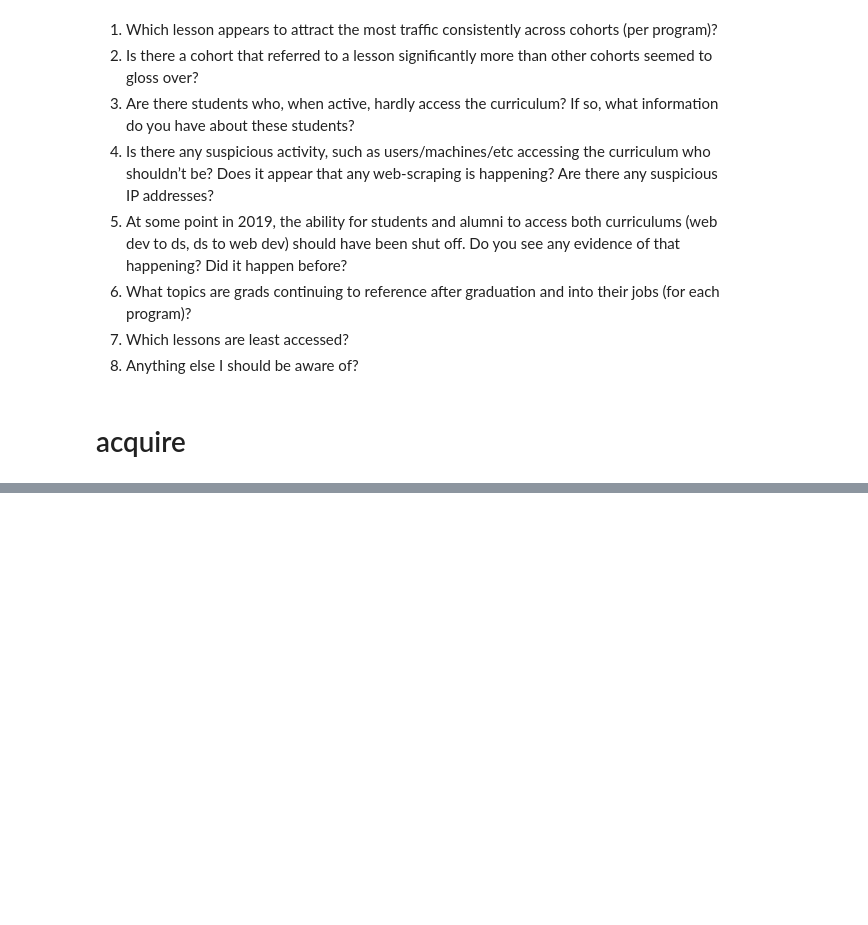
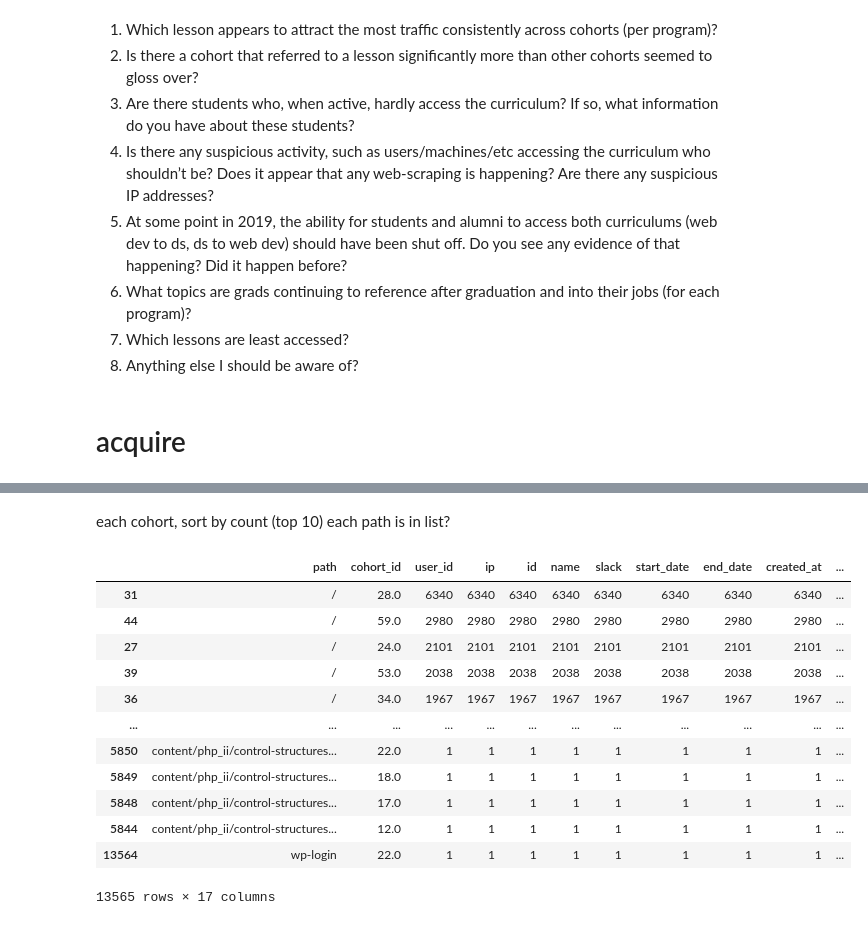
Before and after one commit to Anomaly-Detection-Project/Anomaly_detect-Project, a Jupyter notebook: manny_functions.ipynb, the cells around one changed output, grey strips where cells are left out. Cells and saved outputs as stored; diff of their text form; code cells hidden in the pictures; blank space fills up the shorter version.

```diff
--- a/manny_functions.ipynb
+++ b/manny_functions.ipynb
@@ -53,0 +63,2 @@ df.head()
+# %%
+df['fixed_date']=df['date']+ ' ' +df['time']
@@ -53,0 +162,19 @@ df.head()
+# %% [markdown]
+each cohort, sort by count (top 10)
+each path is in list?
+# %%
+df.groupby(['path','cohort_id']).count().reset_index().sort_values('user_id',ascending=False)
+# %% [output]
+|  | path | cohort_id | user_id | ip | id | name | slack | start_date | end_date | created_at | ... |
+| 31 | / | 28.0 | 6340 | 6340 | 6340 | 6340 | 6340 | 6340 | 6340 | 6340 | ... |
+| 44 | / | 59.0 | 2980 | 2980 | 2980 | 2980 | 2980 | 2980 | 2980 | 2980 | ... |
+| 27 | / | 24.0 | 2101 | 2101 | 2101 | 2101 | 2101 | 2101 | 2101 | 2101 | ... |
+| 39 | / | 53.0 | 2038 | 2038 | 2038 | 2038 | 2038 | 2038 | 2038 | 2038 | ... |
+| 36 | / | 34.0 | 1967 | 1967 | 1967 | 1967 | 1967 | 1967 | 1967 | 1967 | ... |
+| ... | ... | ... | ... | ... | ... | ... | ... | ... | ... | ... | ... |
+| 5850 | content/php_ii/control-structures... | 22.0 | 1 | 1 | 1 | 1 | 1 | 1 | 1 | 1 | ... |
+| 5849 | content/php_ii/control-structures... | 18.0 | 1 | 1 | 1 | 1 | 1 | 1 | 1 | 1 | ... |
+| 5848 | content/php_ii/control-structures... | 17.0 | 1 | 1 | 1 | 1 | 1 | 1 | 1 | 1 | ... |
+| 5844 | content/php_ii/control-structures... | 12.0 | 1 | 1 | 1 | 1 | 1 | 1 | 1 | 1 | ... |
+| 13564 | wp-login | 22.0 | 1 | 1 | 1 | 1 | 1 | 1 | 1 | 1 | ... |
+13565 rows × 17 columns
```
Also changed, not shown: parts of 19 cells of this notebook.
